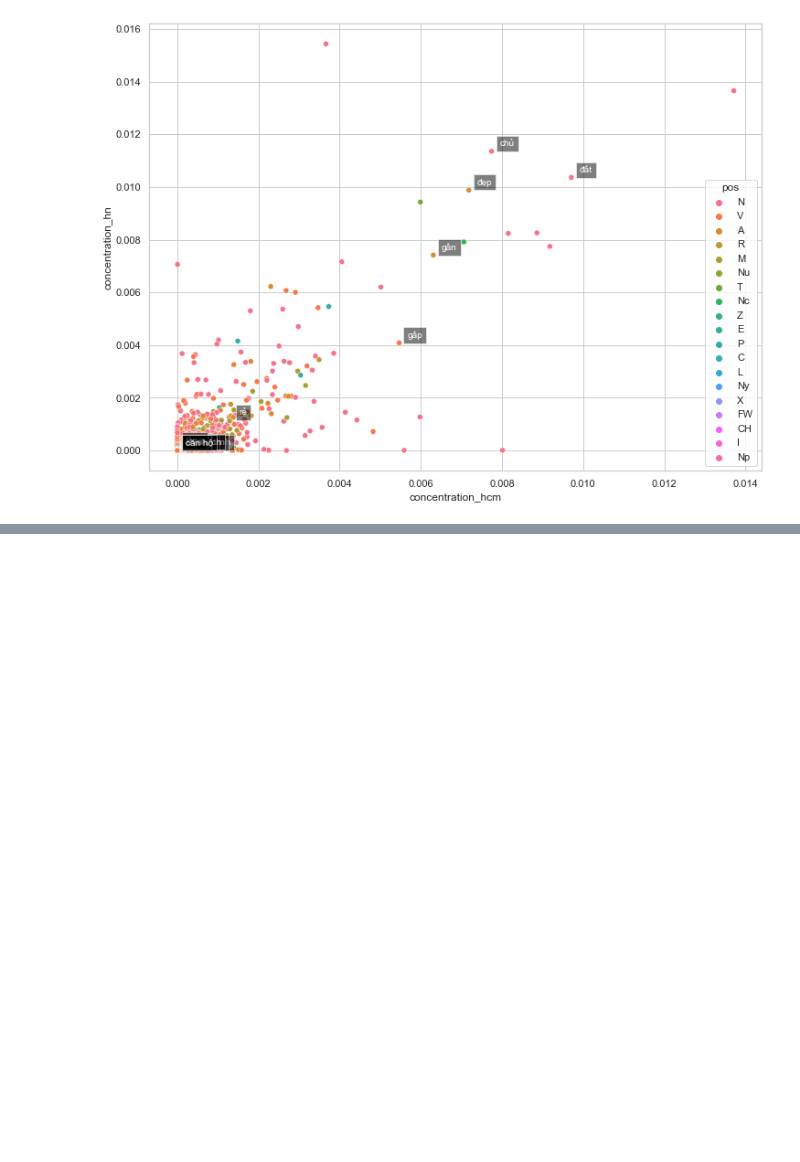
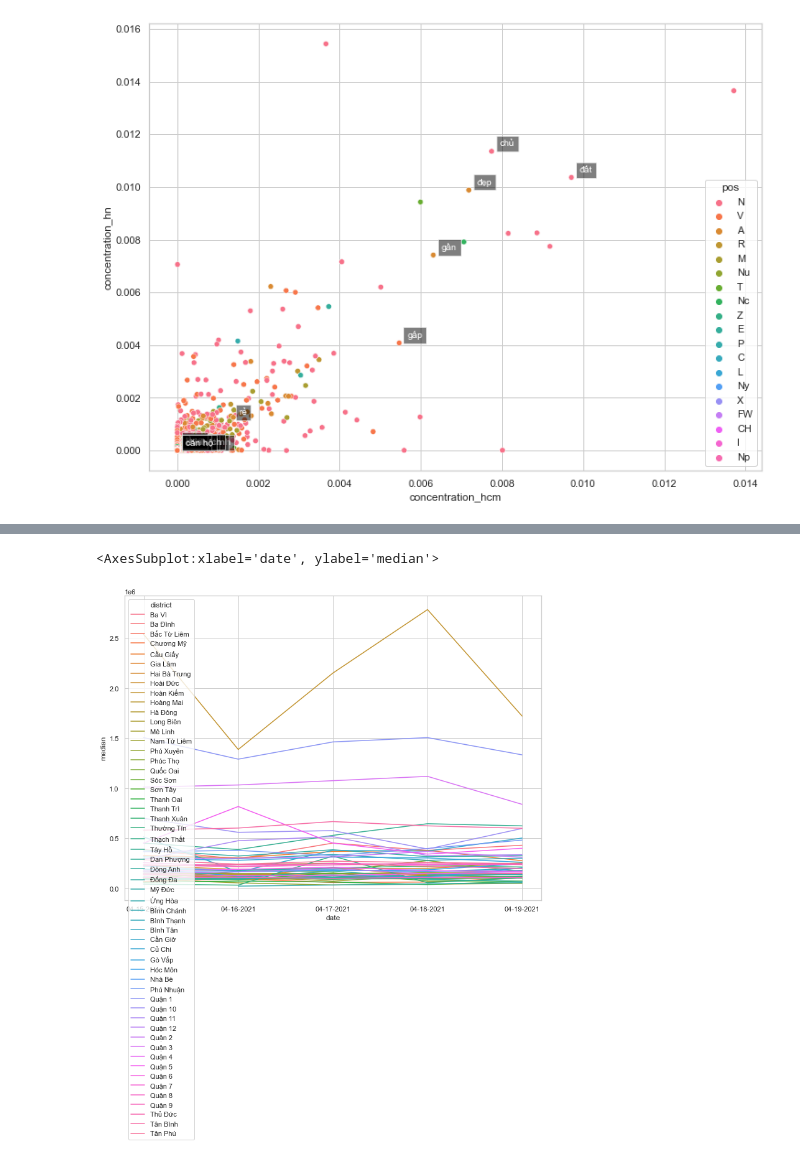
Before and after one commit to taidnguyen/scraper-batdongsan, a Jupyter notebook: analysis/trends.ipynb, the cells around one changed output, grey strips where cells are left out. Cells and saved outputs as stored; diff of their text form; code cells hidden in the pictures; blank space fills up the shorter version.

```diff
--- a/analysis/trends.ipynb
+++ b/analysis/trends.ipynb
@@ -510,0 +568,16 @@ plt.show()
+# %%
+cities    = []
+dates     = []
+districts = []
+medians   = []
+
+for city, v1 in data.items():
+    for date, v2 in v1.items():
+        for district, v3 in v2.items():
+            cities.append(city)
+            dates.append(date)
+            districts.append(district)
+            medians.append(v3)
+
+ts_df = pd.DataFrame({'city':cities, 'date':dates, 'district':districts, 'median':medians})
+ts_df.head()
@@ -510,0 +591,5 @@ plt.show()
+# %%
+sns.lineplot(data=ts_df, x="date", y="median", hue="district")
+# %% [output]
+<AxesSubplot:xlabel='date', ylabel='median'>
+[figure, added]
```
Also changed, not shown: parts of 3 cells of this notebook.
